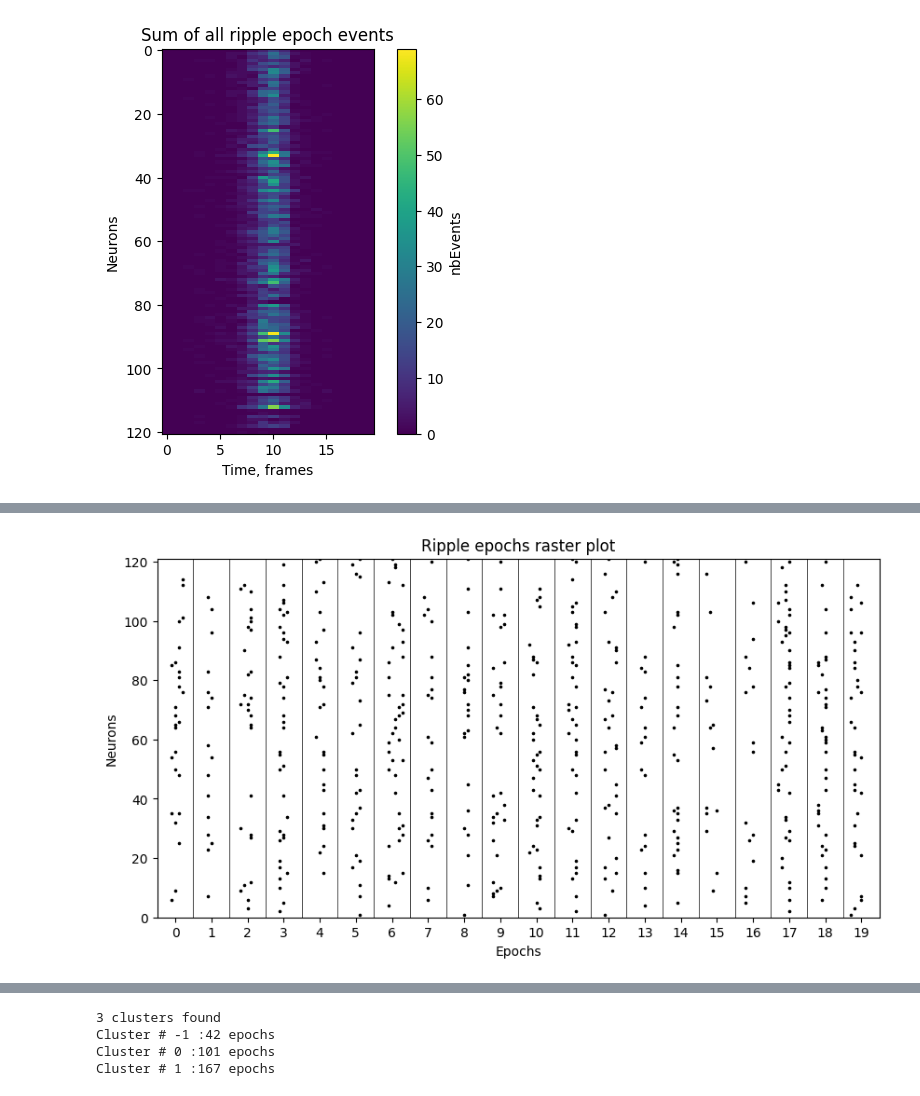
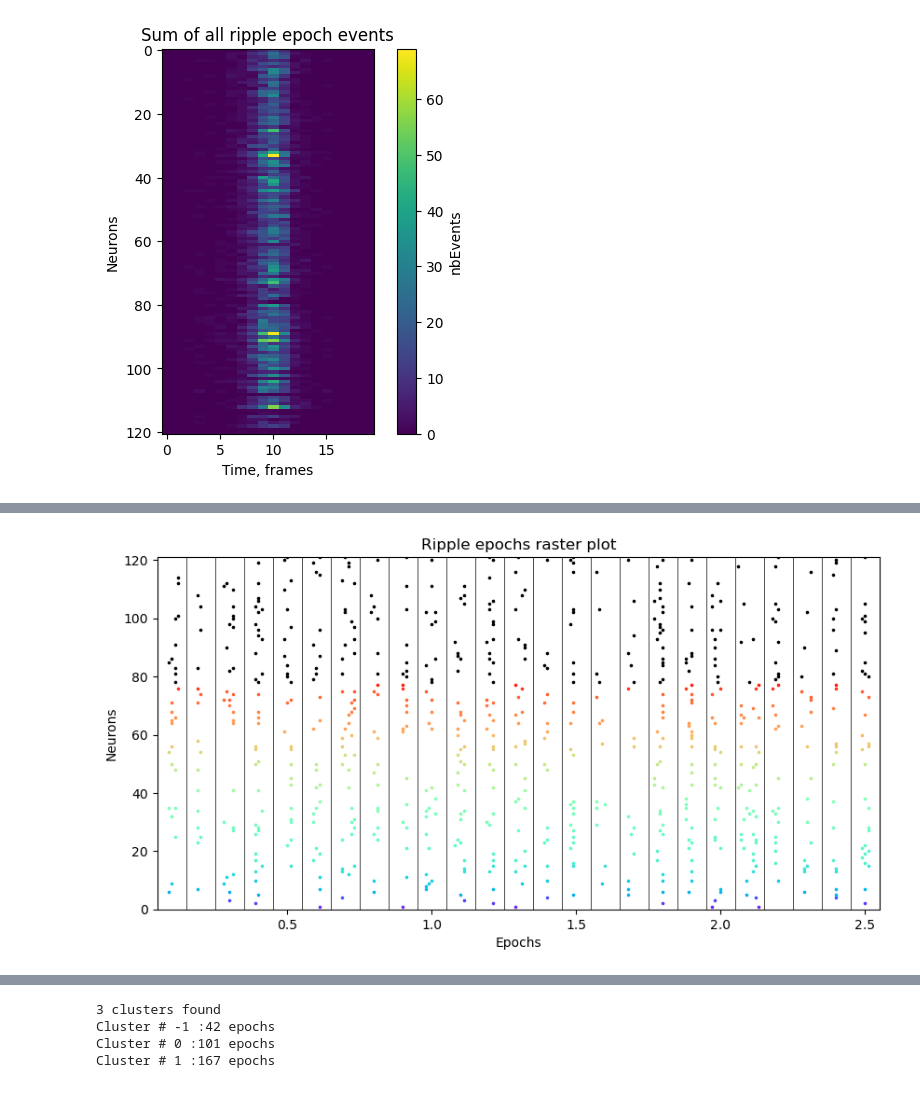
Before and after one commit to vsotskov89/SeqAn, a Jupyter notebook: Sequence_Analysis.ipynb, the cells around one changed output, grey strips where cells are left out. Cells and saved outputs as stored; diff of their text form; code cells hidden in the pictures.

```diff
--- a/Sequence_Analysis.ipynb
+++ b/Sequence_Analysis.ipynb
@@ -161,3 +163,8 @@ order = np.argsort(first_cim)
 # %%
 #order of centers of mass of PFs in direction 1
 order = np.argsort(pfcm[0])
+# %%
+pfdir = 0
+dirlen = 93
+
+colors = ['black' if np.isnan(pf) else cm.rainbow(pf/dirlen)[:3] for pf in pfcm[pfdir]]
@@ -164,21 +191,21 @@ order = np.argsort(pfcm[0])
 # %%
 #Plot raster map of epochs in a row
 interval = 0.1 #length between epoch centers on the plot
-epochs_per_raw = 20 #number of epochs per raw
+epochs_per_raw = 25 #number of epochs per row
 
 plt.figure(figsize = (10,5), dpi = 100)
 ax = plt.subplot()
 ax.set_title('Ripple epochs raster plot')
-ax.set_xticks(np.linspace(interval, epochs_per_raw*interval, epochs_per_raw), labels = [str(i) for i in range(epochs_per_raw)])
+#ax.set_xticks(np.linspace(interval, epochs_per_raw*interval, epochs_per_raw), labels = [str(i) for i in range(epochs_per_raw)])
 ax.set_xlim(interval*0.5, interval*(epochs_per_raw + 0.5))
 ax.set_ylim(0, n_neurons)
 ax.set_xlabel('Epochs')
 ax.set_ylabel('Neurons')
 
 for i_epoch, epoch in enumerate(ii_spike_times[:epochs_per_raw]):
     ax.axvline(interval*(i_epoch + 0.5), c = 'black', linewidth=0.5)
     for i_neuron, neuron in enumerate(epoch[order]):
         spikes = np.array(spike_times[neuron[0]:neuron[1]])
-        ax.scatter(spikes + interval*i_epoch, np.ones(len(spikes))+i_neuron, c='black', marker='.', s=10)
+        ax.scatter(spikes + interval*i_epoch, np.ones(len(spikes))+i_neuron, color=colors[order[i_neuron]], marker='.', s=10)
 # %% [output]
-[figure, old version]
+[figure, new version]
```
Also changed, not shown: parts of 8 cells of this notebook.
